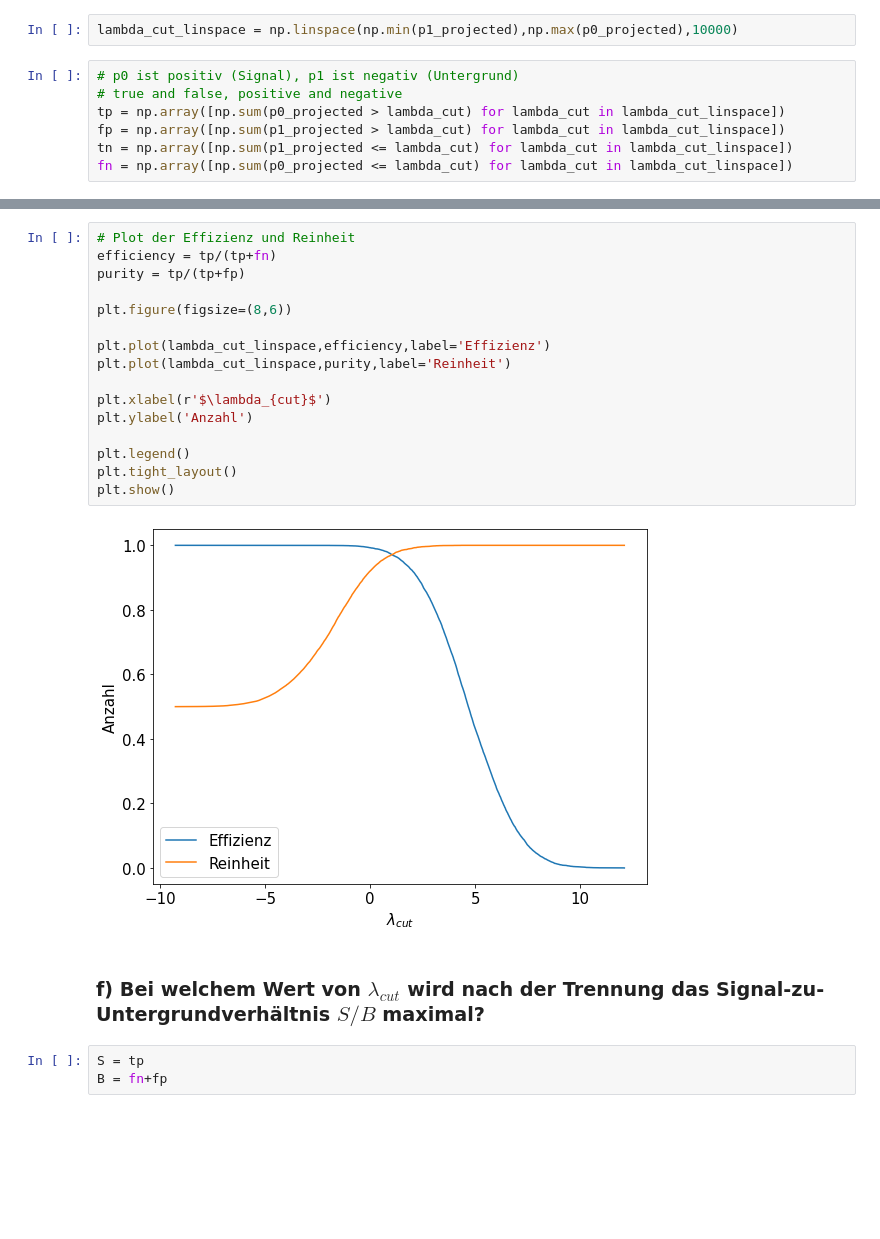
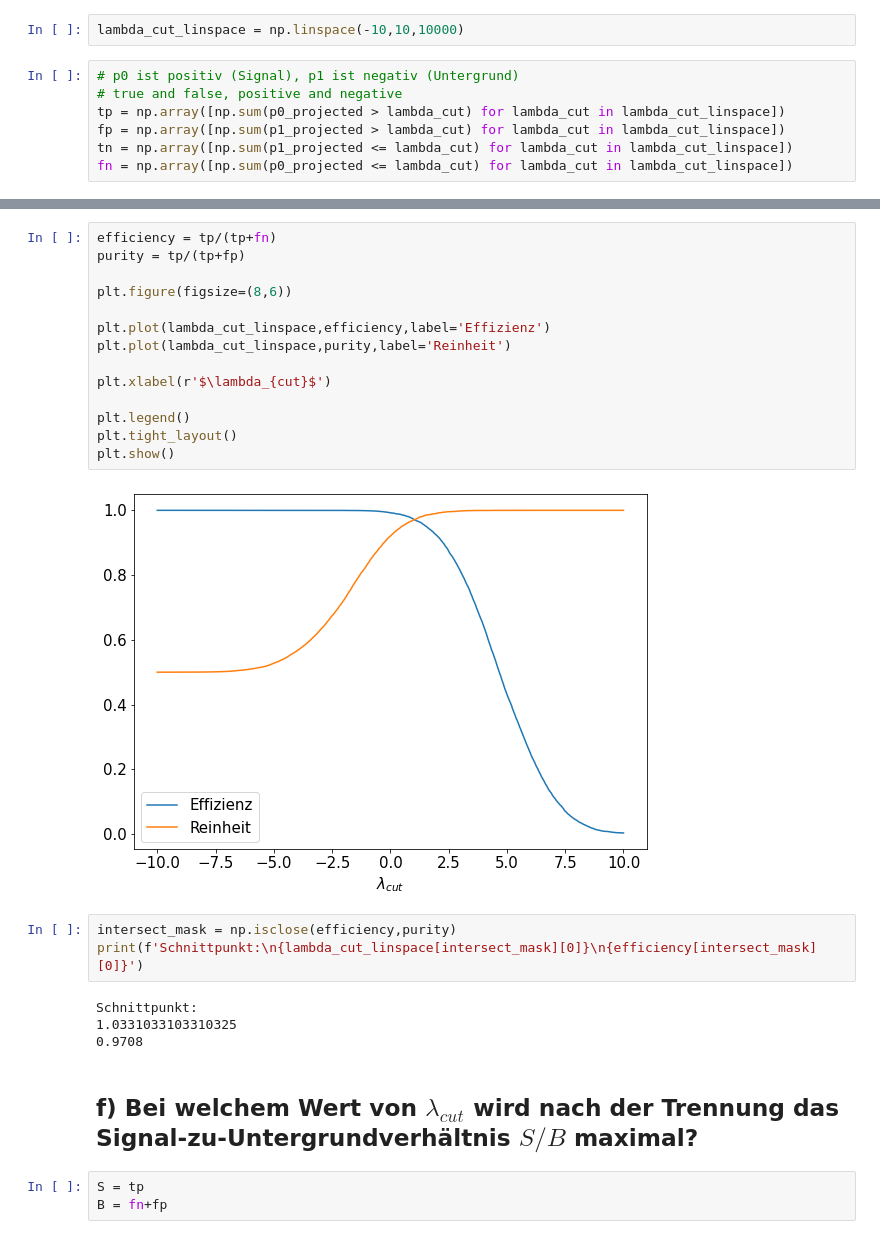
Before and after one commit to NicoJG/SMD, a Jupyter notebook: blatt06/blatt06_nico.ipynb, the cells around one changed output, grey strips where cells are left out. Drawn from its saved outputs; the diff is of its cells as text; blank space fills up the shorter version.

```diff
--- a/blatt06/blatt06_nico.ipynb
+++ b/blatt06/blatt06_nico.ipynb
@@ -160,5 +148,5 @@ plt.show()
 # %%
-lambda_cut_linspace = np.linspace(np.min(p1_projected),np.max(p0_projected),10000)
+lambda_cut_linspace = np.linspace(-10,10,10000)
 # %%
 # p0 ist positiv (Signal), p1 ist negativ (Untergrund)
 # true and false, positive and negative
@@ -185,23 +173,28 @@ plt.show()
 # %%
-# Plot der Effizienz und Reinheit
 efficiency = tp/(tp+fn)
 purity = tp/(tp+fp)
 
 plt.figure(figsize=(8,6))
 
 plt.plot(lambda_cut_linspace,efficiency,label='Effizienz')
 plt.plot(lambda_cut_linspace,purity,label='Reinheit')
 
 plt.xlabel(r'$\lambda_{cut}$')
-plt.ylabel('Anzahl')
 
 plt.legend()
 plt.tight_layout()
 plt.show()
 # %% [output]
-[figure, old version]
+[figure, new version]
+# %%
+intersect_mask = np.isclose(efficiency,purity)
+print(f'Schnittpunkt:\n{lambda_cut_linspace[intersect_mask][0]}\n{efficiency[intersect_mask][0]}')
+# %% [output]
+Schnittpunkt:
+1.0331033103310325
+0.9708
 # %% [markdown]
-### f) Bei welchem Wert von $\lambda_{cut}$ wird nach der Trennung das Signal-zu-Untergrundverhältnis $S/B$ maximal?
+## f) Bei welchem Wert von $\lambda_{cut}$ wird nach der Trennung das Signal-zu-Untergrundverhältnis $S/B$ maximal?
 # %%
 S = tp
 B = fn+fp
```
Also changed, not shown: parts of 38 cells of this notebook, 2 other files.
